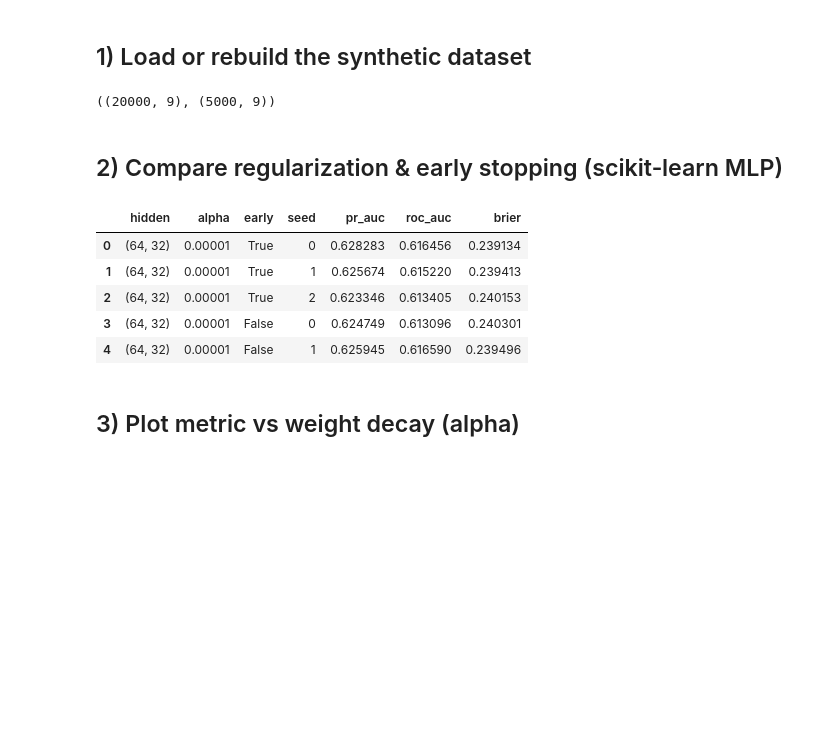
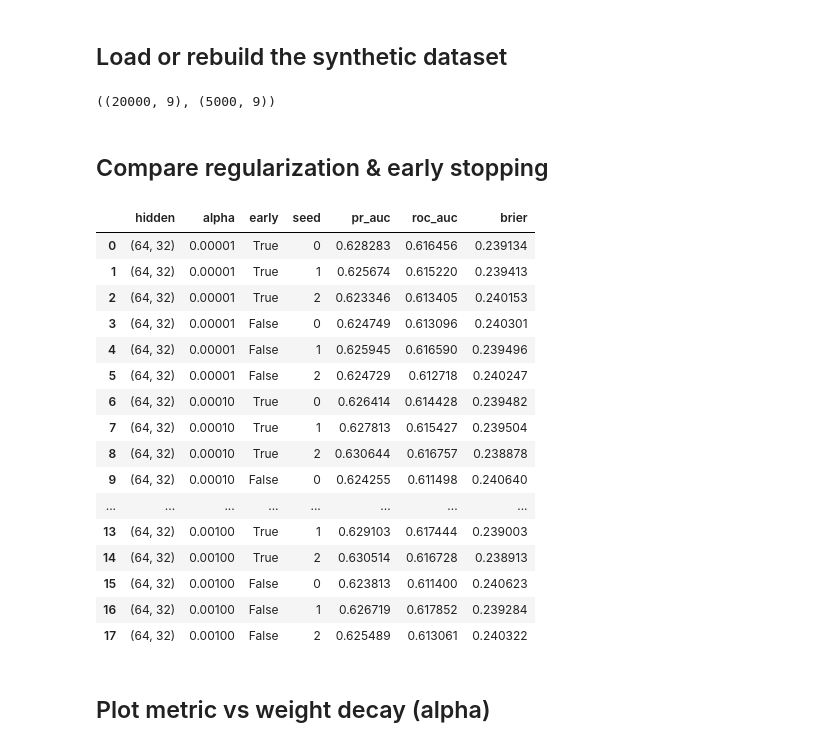
Before and after one commit to Jihun-ust/ust-mail-557, a Jupyter notebook: NeuralNetwork/5_2_Optimization_Regularization_Simulation.ipynb, the cells around one changed output. Cells and saved outputs as stored; diff of their text form; code cells hidden in the pictures; blank space fills up the shorter version.

```diff
--- a/NeuralNetwork/5_2_Optimization_Regularization_Simulation.ipynb
+++ b/NeuralNetwork/5_2_Optimization_Regularization_Simulation.ipynb
@@ -26,5 +17,5 @@ Artifacts -> /Users/jihunmoon/PythonProjects/Git/ust-mail/NeuralNetwork/artifact
 # %% [markdown]
-## 1) Load or rebuild the synthetic dataset
+## Load or rebuild the synthetic dataset
 # %%
 
 # Reuse generation from Module 1 (copied here for standalone use)
@@ -46,37 +37,48 @@ X_tr.shape, X_val.shape
 # %% [output]
 ((20000, 9), (5000, 9))
 # %% [markdown]
-## 2) Compare regularization & early stopping (scikit‑learn MLP)
+## Compare regularization & early stopping
 # %%
 
 from sklearn.neural_network import MLPClassifier
 from sklearn.preprocessing import StandardScaler
 from sklearn.pipeline import Pipeline
 from sklearn.metrics import average_precision_score, roc_auc_score, brier_score_loss
 
 def run_cfg(hidden=(64,32), alpha=1e-4, early=True, seed=0):
     pipe = Pipeline([("sc", StandardScaler(with_mean=False)),
                      ("mlp", MLPClassifier(hidden_layer_sizes=hidden, activation="relu",
                                            alpha=alpha, batch_size=256, max_iter=40,
                                            early_stopping=early, random_state=seed))])
     pipe.fit(X_tr, y_tr)
     p = pipe.predict_proba(X_val)[:,1]
     return {"hidden":hidden,"alpha":alpha,"early":early,"seed":seed,
             "pr_auc":average_precision_score(y_val,p),
             "roc_auc":roc_auc_score(y_val,p),
             "brier":brier_score_loss(y_val,p)}
 
-results = [run_cfg(alpha=a, early=e, seed=s) for a in [1e-5,1e-4,1e-3] for e in [True, False] for s in [0,1,2]]
+results = pd.DataFrame(run_cfg(alpha=a, early=e, seed=s) for a in [1e-5,1e-4,1e-3] for e in [True, False] for s in [0,1,2])
 
 display(results)
 # %% [output]
 |  | hidden | alpha | early | seed | pr_auc | roc_auc | brier |
 | 0 | (64, 32) | 0.00001 | True | 0 | 0.628283 | 0.616456 | 0.239134 |
 | 1 | (64, 32) | 0.00001 | True | 1 | 0.625674 | 0.615220 | 0.239413 |
 | 2 | (64, 32) | 0.00001 | True | 2 | 0.623346 | 0.613405 | 0.240153 |
 | 3 | (64, 32) | 0.00001 | False | 0 | 0.624749 | 0.613096 | 0.240301 |
 | 4 | (64, 32) | 0.00001 | False | 1 | 0.625945 | 0.616590 | 0.239496 |
+| 5 | (64, 32) | 0.00001 | False | 2 | 0.624729 | 0.612718 | 0.240247 |
+| 6 | (64, 32) | 0.00010 | True | 0 | 0.626414 | 0.614428 | 0.239482 |
+| 7 | (64, 32) | 0.00010 | True | 1 | 0.627813 | 0.615427 | 0.239504 |
+| 8 | (64, 32) | 0.00010 | True | 2 | 0.630644 | 0.616757 | 0.238878 |
+| 9 | (64, 32) | 0.00010 | False | 0 | 0.624255 | 0.611498 | 0.240640 |
+| ... | ... | ... | ... | ... | ... | ... | ... |
+| 13 | (64, 32) | 0.00100 | True | 1 | 0.629103 | 0.617444 | 0.239003 |
+| 14 | (64, 32) | 0.00100 | True | 2 | 0.630514 | 0.616728 | 0.238913 |
+| 15 | (64, 32) | 0.00100 | False | 0 | 0.623813 | 0.611400 | 0.240623 |
+| 16 | (64, 32) | 0.00100 | False | 1 | 0.626719 | 0.617852 | 0.239284 |
+| 17 | (64, 32) | 0.00100 | False | 2 | 0.625489 | 0.613061 | 0.240322 |
 # %% [markdown]
-## 3) Plot metric vs weight decay (alpha)
+## Plot metric vs weight decay (alpha)
 # %%
 
```
Also changed, not shown: parts of 4 cells of this notebook.
